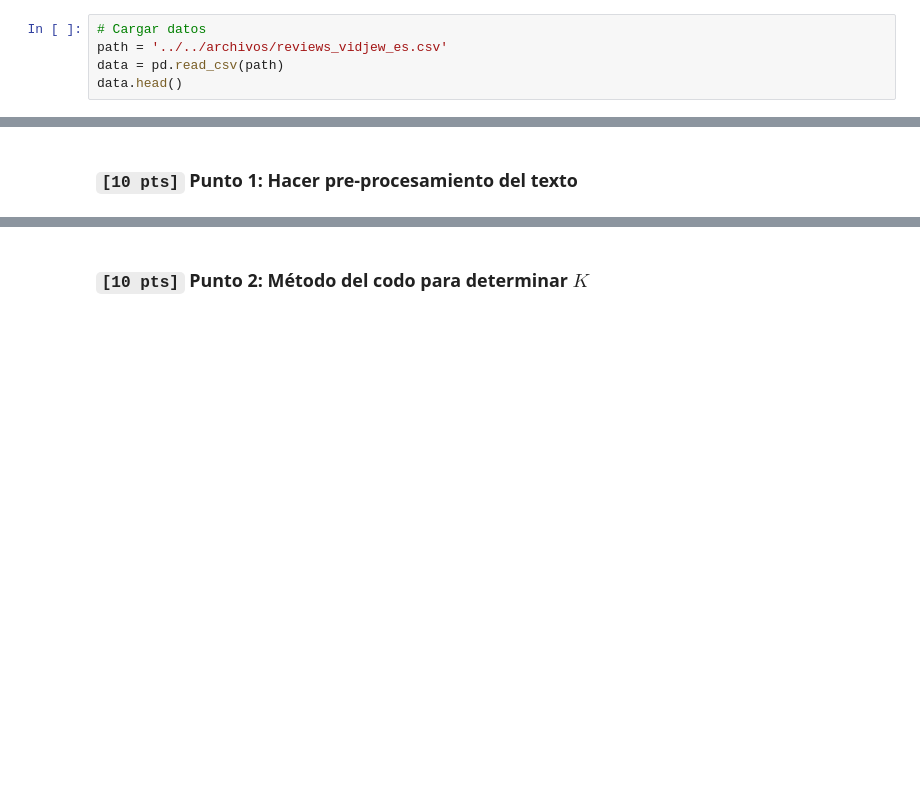
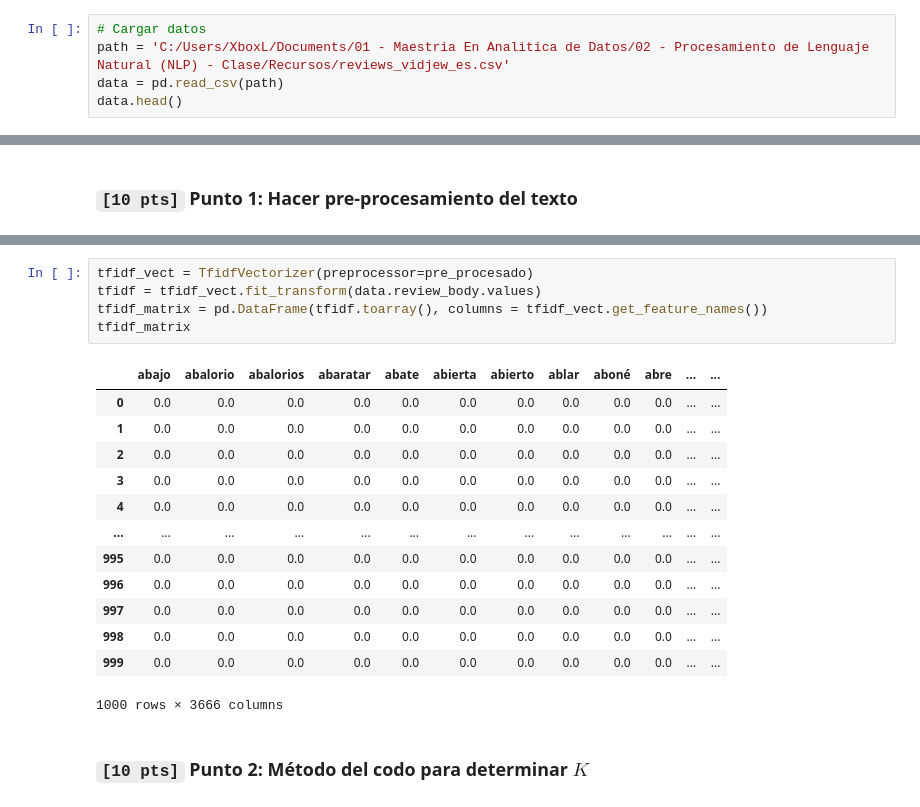
Before and after one commit to CamiloCastellanos/Procesamiento-del-Lenguaje-Natural, a Jupyter notebook: Taller #8.ipynb, the cells around one changed output, grey strips where cells are left out. Cells and saved outputs as stored; diff of their text form; blank space fills up the shorter version.

```diff
--- a/Taller #8.ipynb
+++ b/Taller #8.ipynb
@@ -24,7 +24,7 @@ import plotly.graph_objs as go
 from plotly.offline import iplot
 # %%
 # Cargar datos
-path = '../../archivos/reviews_vidjew_es.csv'
+path = 'C:/Users/XboxL/Documents/01 - Maestria En Analitica de Datos/02 - Procesamiento de Lenguaje Natural (NLP) - Clase/Recursos/reviews_vidjew_es.csv'
 data = pd.read_csv(path)
 data.head()
 # %% [output]
@@ -39,2 +60,21 @@ data.head()
+# %%
+tfidf_vect = TfidfVectorizer(preprocessor=pre_procesado)
+tfidf = tfidf_vect.fit_transform(data.review_body.values)
+tfidf_matrix = pd.DataFrame(tfidf.toarray(), columns = tfidf_vect.get_feature_names())
+tfidf_matrix
+# %% [output]
+|  | abajo | abalorio | abalorios | abaratar | abate | abierta | abierto | ablar | aboné | abre | ... | ... |
+| 0 | 0.0 | 0.0 | 0.0 | 0.0 | 0.0 | 0.0 | 0.0 | 0.0 | 0.0 | 0.0 | ... | ... |
+| 1 | 0.0 | 0.0 | 0.0 | 0.0 | 0.0 | 0.0 | 0.0 | 0.0 | 0.0 | 0.0 | ... | ... |
+| 2 | 0.0 | 0.0 | 0.0 | 0.0 | 0.0 | 0.0 | 0.0 | 0.0 | 0.0 | 0.0 | ... | ... |
+| 3 | 0.0 | 0.0 | 0.0 | 0.0 | 0.0 | 0.0 | 0.0 | 0.0 | 0.0 | 0.0 | ... | ... |
+| 4 | 0.0 | 0.0 | 0.0 | 0.0 | 0.0 | 0.0 | 0.0 | 0.0 | 0.0 | 0.0 | ... | ... |
+| ... | ... | ... | ... | ... | ... | ... | ... | ... | ... | ... | ... | ... |
+| 995 | 0.0 | 0.0 | 0.0 | 0.0 | 0.0 | 0.0 | 0.0 | 0.0 | 0.0 | 0.0 | ... | ... |
+| 996 | 0.0 | 0.0 | 0.0 | 0.0 | 0.0 | 0.0 | 0.0 | 0.0 | 0.0 | 0.0 | ... | ... |
+| 997 | 0.0 | 0.0 | 0.0 | 0.0 | 0.0 | 0.0 | 0.0 | 0.0 | 0.0 | 0.0 | ... | ... |
+| 998 | 0.0 | 0.0 | 0.0 | 0.0 | 0.0 | 0.0 | 0.0 | 0.0 | 0.0 | 0.0 | ... | ... |
+| 999 | 0.0 | 0.0 | 0.0 | 0.0 | 0.0 | 0.0 | 0.0 | 0.0 | 0.0 | 0.0 | ... | ... |
+1000 rows × 3666 columns
 # %% [markdown]
 ###  `[10 pts]` Punto 2: Método del codo para determinar $K$
```
Also changed, not shown: parts of 10 cells of this notebook.
